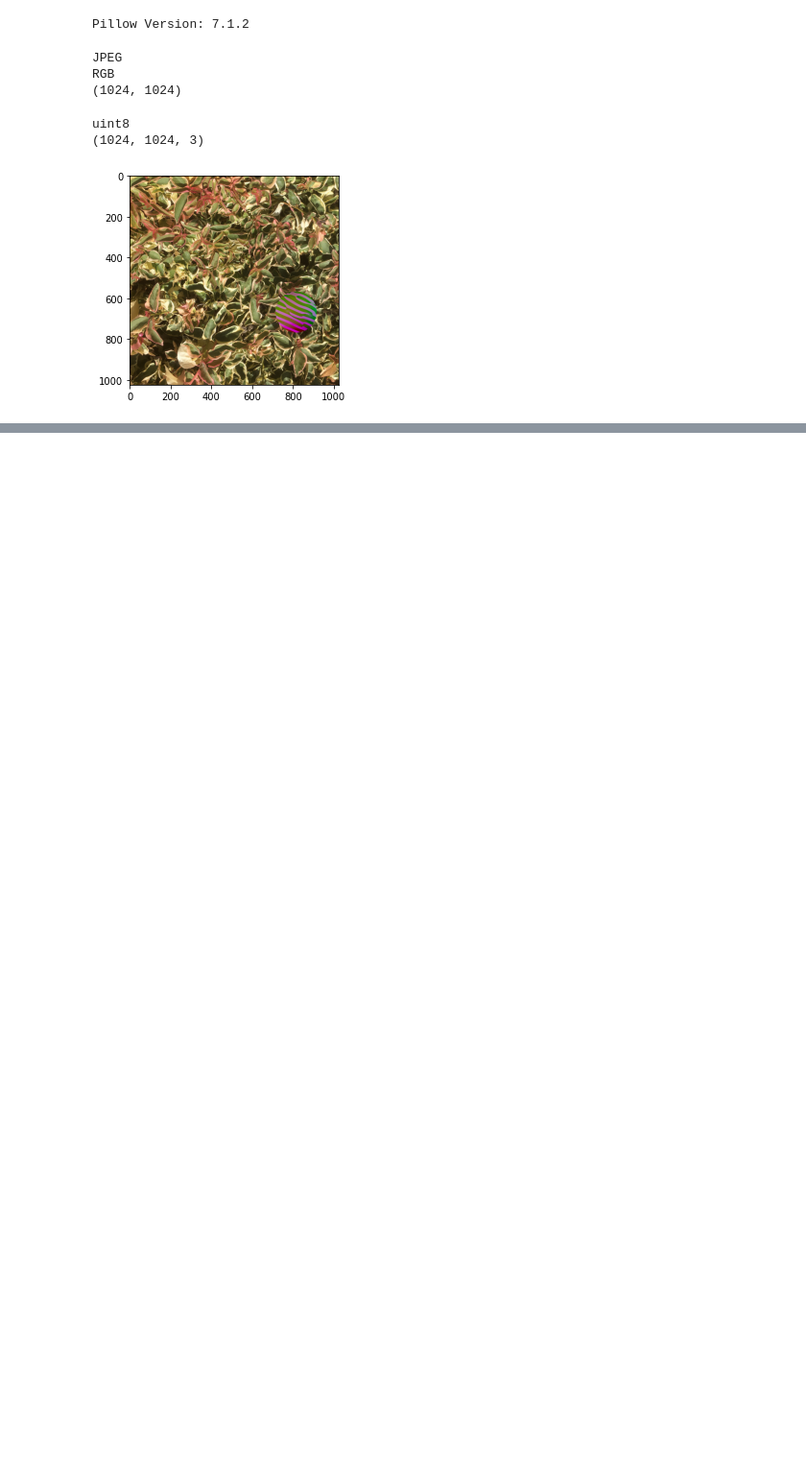
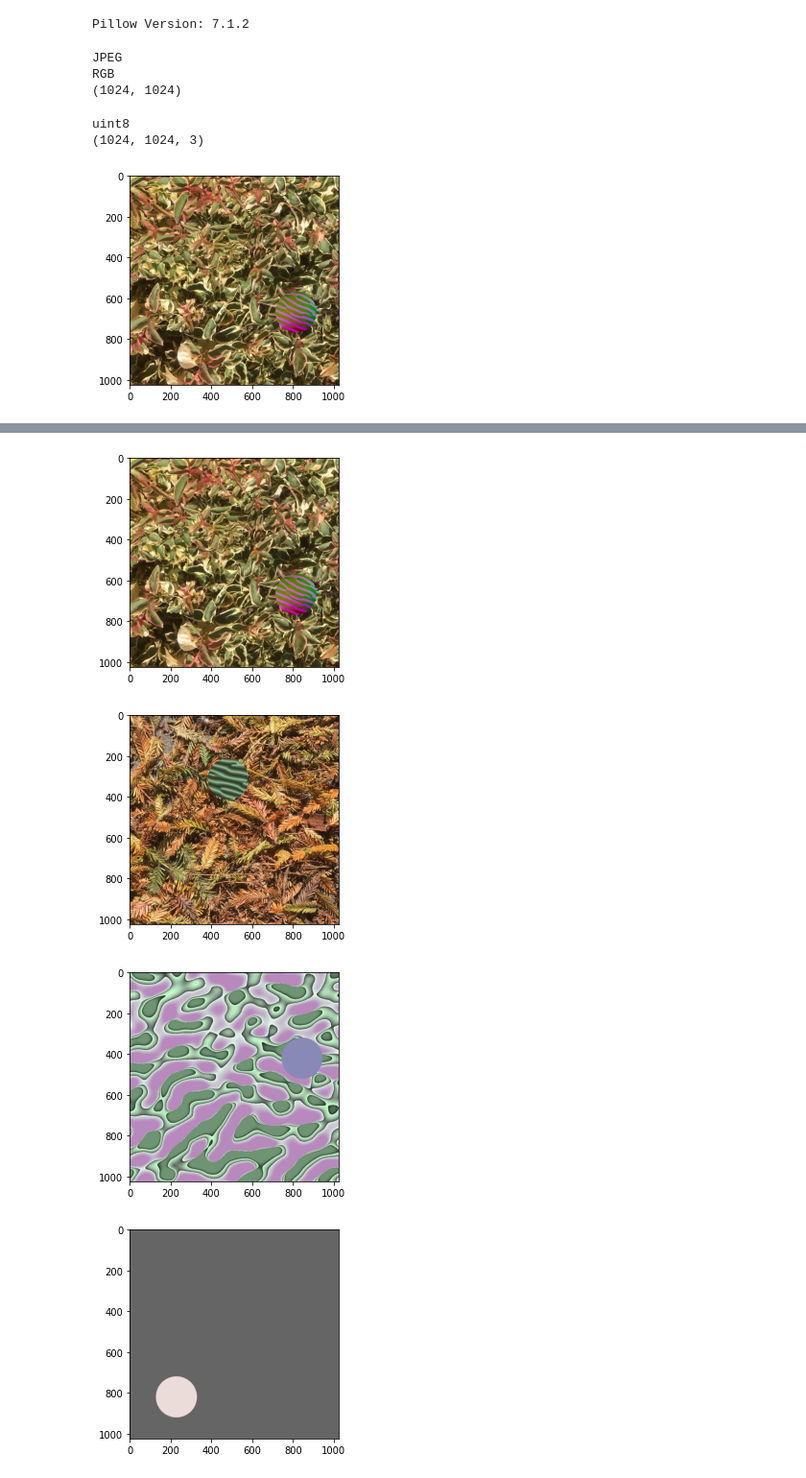
Before and after one commit to cwreynolds/PredatorEye, a Jupyter notebook: colab_test_read_fcd_images_from_gdrive.ipynb, the cells around one changed output, grey strips where cells are left out. Shown at 96% size. Cells and saved outputs as stored; diff of their text form; code cells hidden in the pictures; blank space fills up the shorter version.

Commit message:
List FCD images from Drive dir.

```diff
--- a/colab_test_read_fcd_images_from_gdrive.ipynb
+++ b/colab_test_read_fcd_images_from_gdrive.ipynb
@@ -31,4 +36,5 @@ hTqTdsFhNv_844_420.jpeg  sXFdGeQwiF_777_456.jpeg
 # %%
-with open('/content/drive/My Drive/PredatorEye/fcd_training_set/foo.txt', 'w') as f:
-  f.write('Hello Google Drive!')
-!cat /content/drive/My\ Drive/PredatorEye/fcd_training_set/foo.txt
+fcd_ts_dir = '/content/drive/My Drive/PredatorEye/fcd_training_set/'
+#with open(fcd_ts_dir + 'foo.txt', 'w') as f:
+#  f.write('Hello Google Drive!')
+#!cat /content/drive/My\ Drive/PredatorEye/fcd_training_set/foo.txt
@@ -43,7 +47,7 @@ Pillow Version: 7.1.2
 # %%
 # load and show an image with Pillow
 from PIL import Image
-test_path = '/content/drive/MyDrive/PredatorEye/fcd_training_set/azXzjfBAVH_816_668.jpeg'
+test_path = fcd_ts_dir + 'azXzjfBAVH_816_668.jpeg'
 # load the image
 image = Image.open(test_path)
 # summarize some details about the image
@@ -73,3 +76,7 @@ pyplot.show()
 uint8
 (1024, 1024, 3)
 [figure]
+# %%
+from os import listdir
+dir_contents = listdir(fcd_ts_dir)
+for x in dir_contents: print(x)
@@ -75,0 +93,14 @@ uint8
+# %%
+from os.path import join
+def show_image_from_pathname(image_pathname):
+  # load image as pixel array
+  data = image.imread(image_pathname)
+  # display the array of pixels as an image
+  pyplot.imshow(data)
+  pyplot.show()
+for x in dir_contents: show_image_from_pathname(join(fcd_ts_dir, x))
+# %% [output]
+[figure, added]
+[figure, added]
+[figure, added]
+[figure, added]
```
Also changed, not shown: parts of 6 cells of this notebook.
